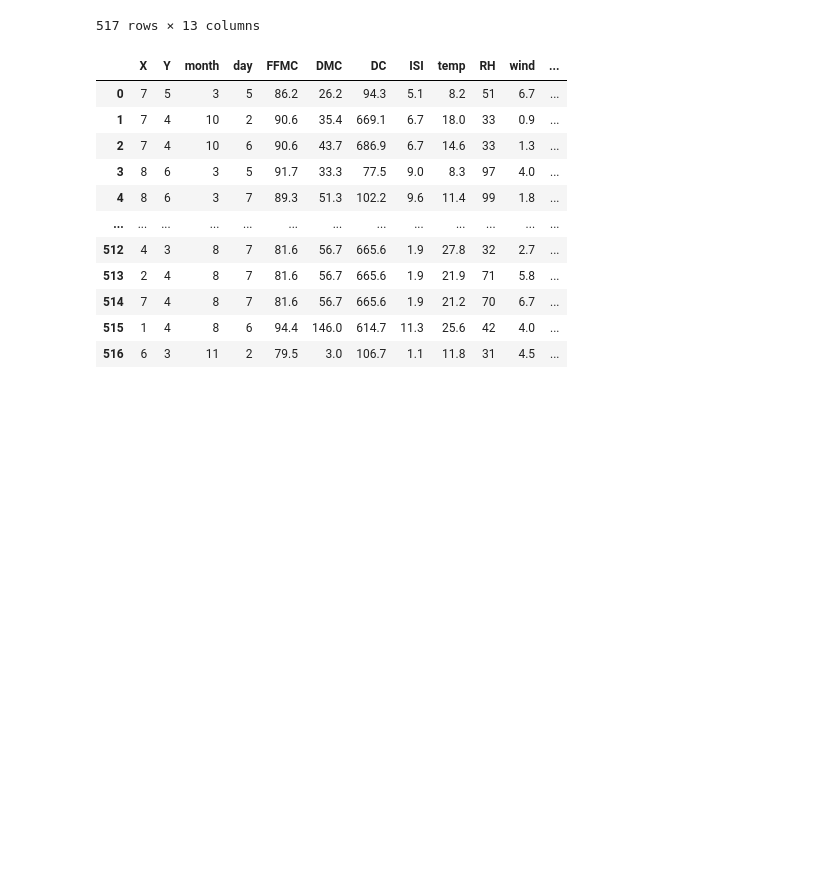
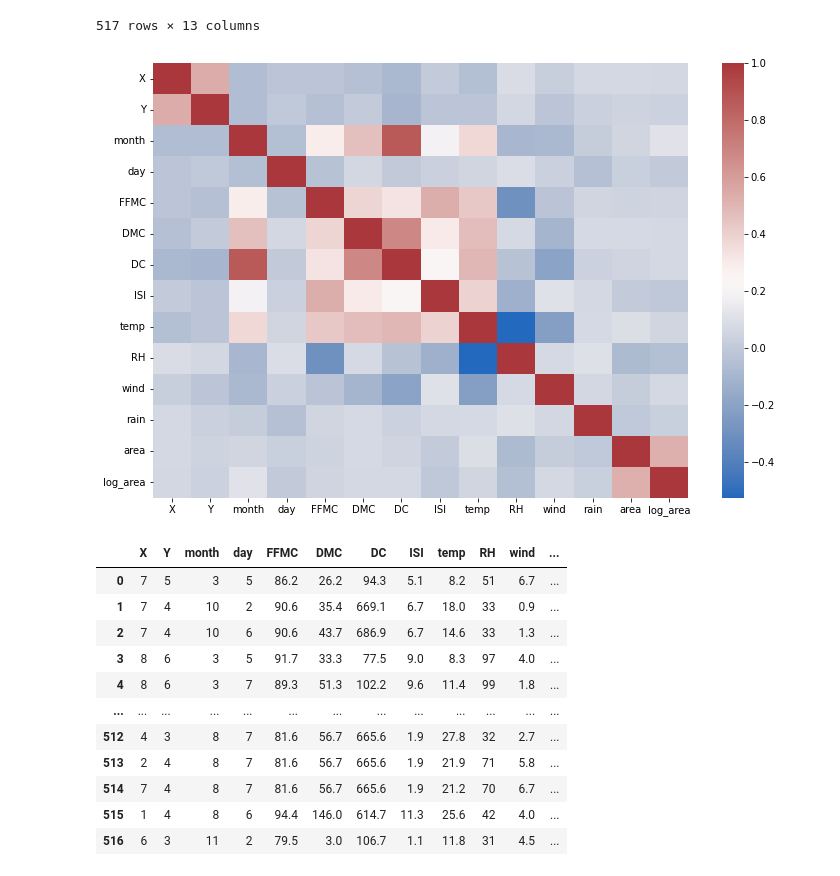
Before and after one commit to sking115422/DS2_P1, a Jupyter notebook: clean_data.ipynb, the cells around one changed output. Drawn from its saved outputs; the diff is of its cells as text; code cells hidden in the pictures; blank space fills up the shorter version.

```diff
--- a/clean_data.ipynb
+++ b/clean_data.ipynb
@@ -169,6 +258,14 @@ forest_fires_data
 | 515 | 1 | 4 | 8 | 6 | 94.4 | 146.0 | 614.7 | 11.3 | 25.6 | 42 | 4.0 | ... |
 | 516 | 6 | 3 | 11 | 2 | 79.5 | 3.0 | 106.7 | 1.1 | 11.8 | 31 | 4.5 | ... |
 517 rows × 13 columns
+# %%
+corr_matrix = forest_fires_data.corr(method='pearson')
+corr_matrix
+
+ax = plt.figure(figsize=(12,8))
+ax = sns.heatmap(corr_matrix, cmap='vlag')
+# %% [output]
+[figure, added]
 # %%
 # Preforming log transform of the area column to make results better
 # 1 ha = 10000 m^2
```
Also changed, not shown: parts of 12 cells of this notebook, 2 other files.
